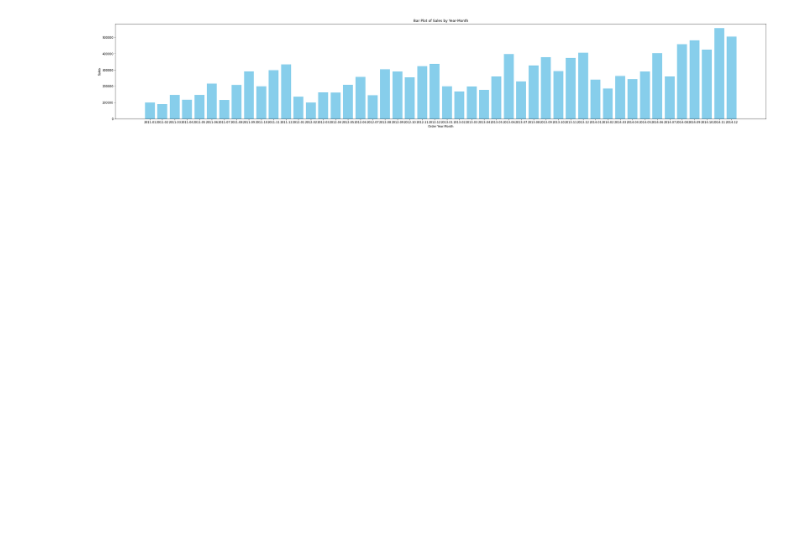
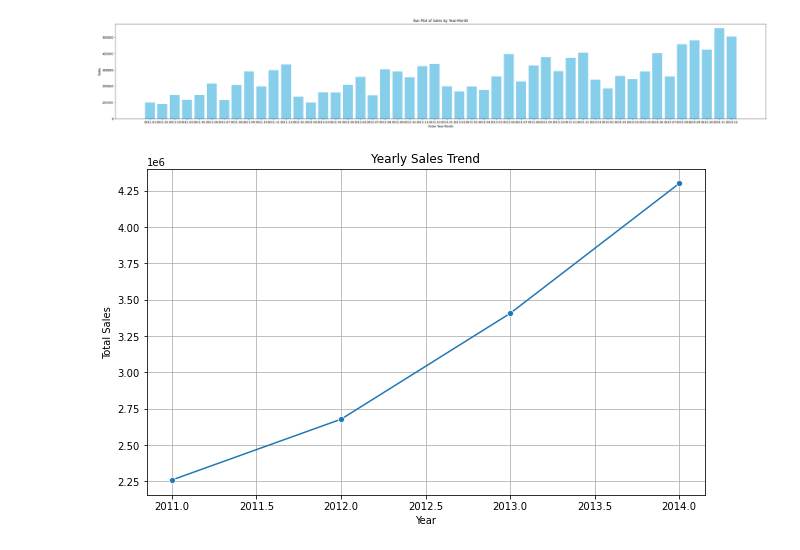
Before and after one commit to nehamunde1999/Afame-Technologies, a Jupyter notebook: sales.ipynb, the cells around one changed output. Cells and saved outputs as stored; diff of their text form; code cells hidden in the pictures; blank space fills up the shorter version.

```diff
--- a/sales.ipynb
+++ b/sales.ipynb
@@ -92,3 +163,22 @@ grouped_sales_timeline_fig.ylabel('Sales')
 grouped_sales_timeline_fig.show()
 # %% [output]
 [figure]
+# %%
+#Sales Trends BY Year
+
+# Extract year from 'Order Date'
+df['Year'] = df['Order Date'].dt.year
+
+# Group by 'Year' and sum 'Sales'
+yearly_sales = df.groupby('Year')['Sales'].sum().reset_index()
+
+# Line plot for yearly sales
+plt.figure(figsize=(10, 6))
+sns.lineplot(data=yearly_sales, x='Year', y='Sales', marker='o')
+plt.title('Yearly Sales Trend')
+plt.xlabel('Year')
+plt.ylabel('Total Sales')
+plt.grid(True)
+plt.show()
+# %% [output]
+[figure, added]
```
Also changed, not shown: parts of 16 cells of this notebook.
